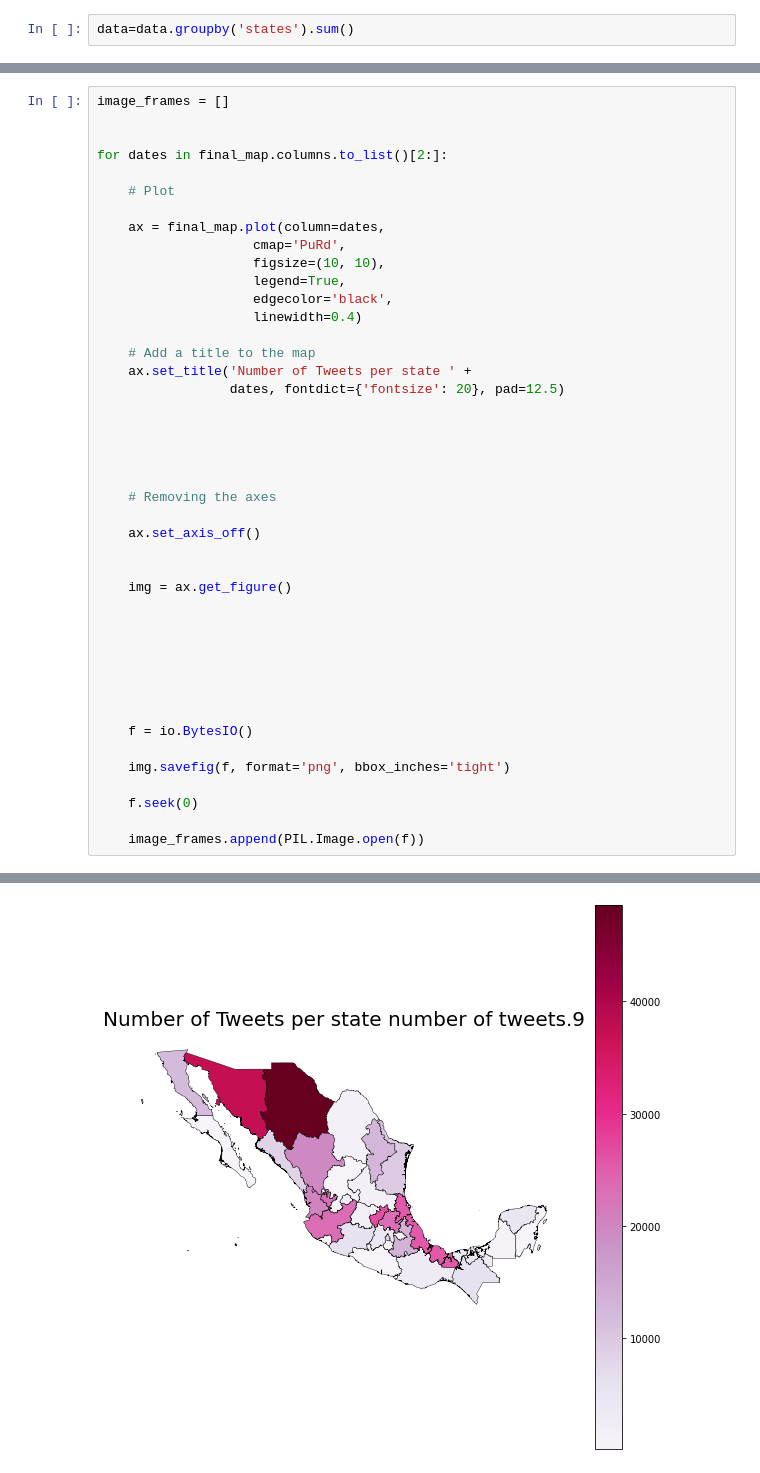
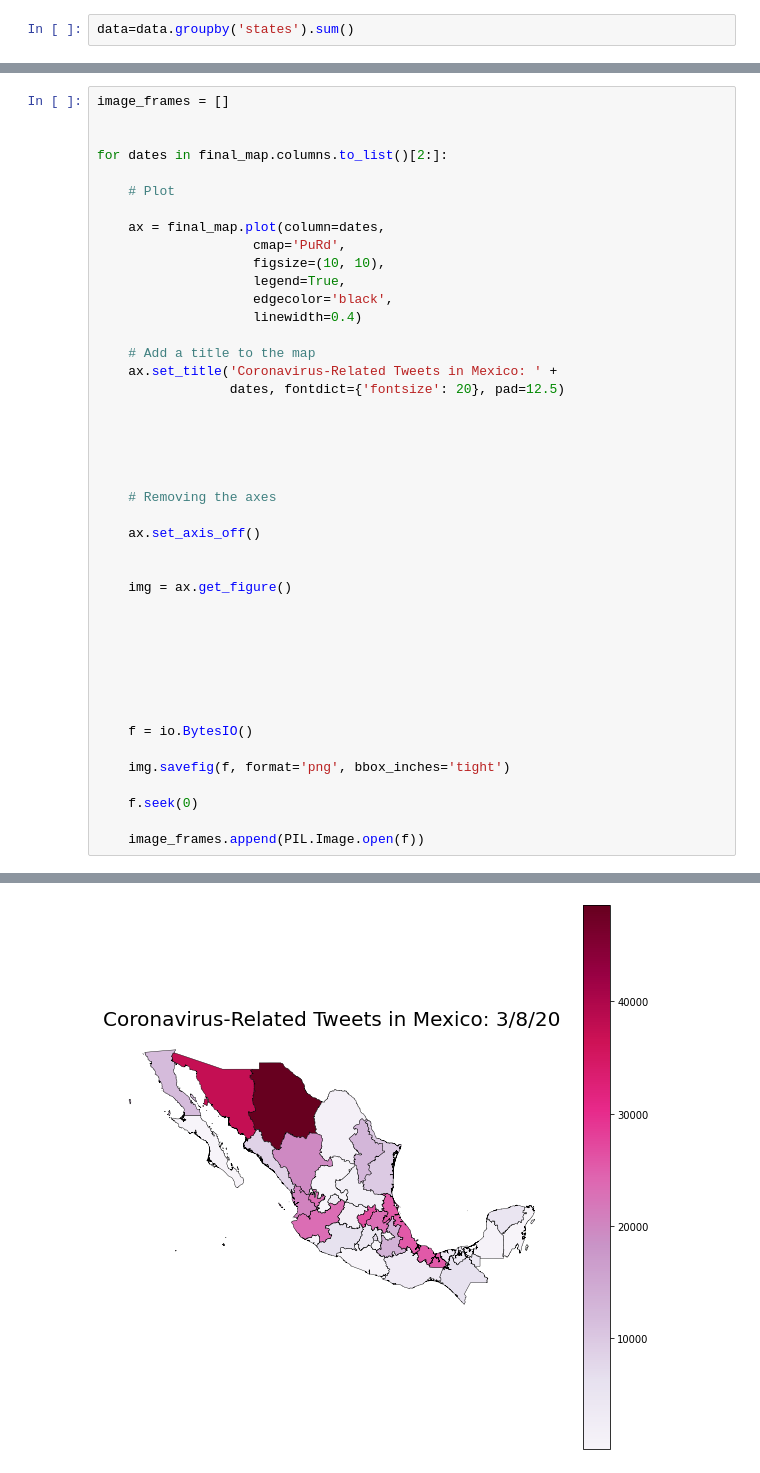
Before and after one commit to jdela757/sid-project, a Jupyter notebook: notebooks/geo_twitter.ipynb, the cells around one changed output, grey strips where cells are left out. Drawn from its saved outputs; the diff is of its cells as text.

```diff
--- a/notebooks/geo_twitter.ipynb
+++ b/notebooks/geo_twitter.ipynb
@@ -208,7 +206,7 @@ for dates in final_map.columns.to_list()[2:]:
                     linewidth=0.4)
 
     # Add a title to the map
-    ax.set_title('Number of Tweets per state ' +
+    ax.set_title('Coronavirus-Related Tweets in Mexico: ' +
                  dates, fontdict={'fontsize': 20}, pad=12.5)
 
 
@@ -248 +246 @@ for dates in final_map.columns.to_list()[2:]:
-[figure, old version]
+[figure, new version]
```
Also changed, not shown: parts of 6 cells of this notebook, 13 other files.
